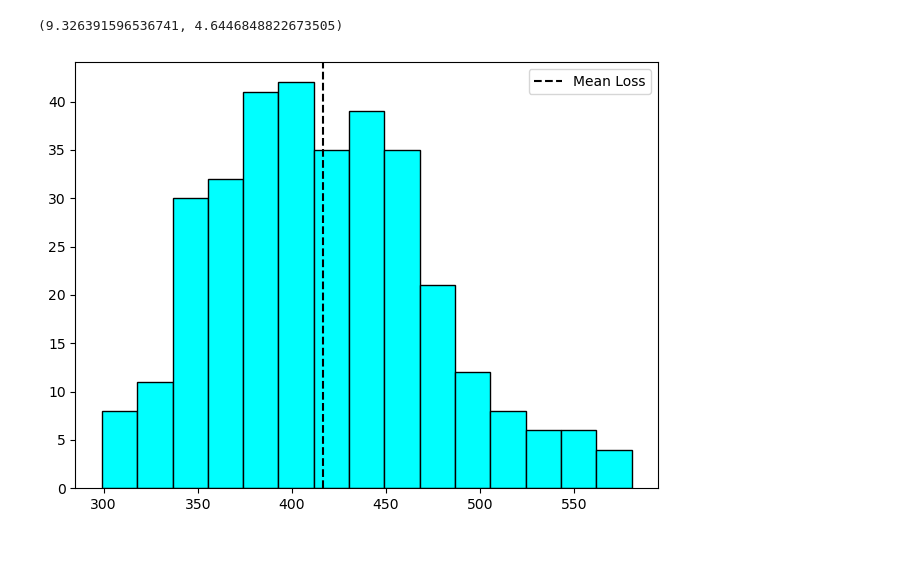
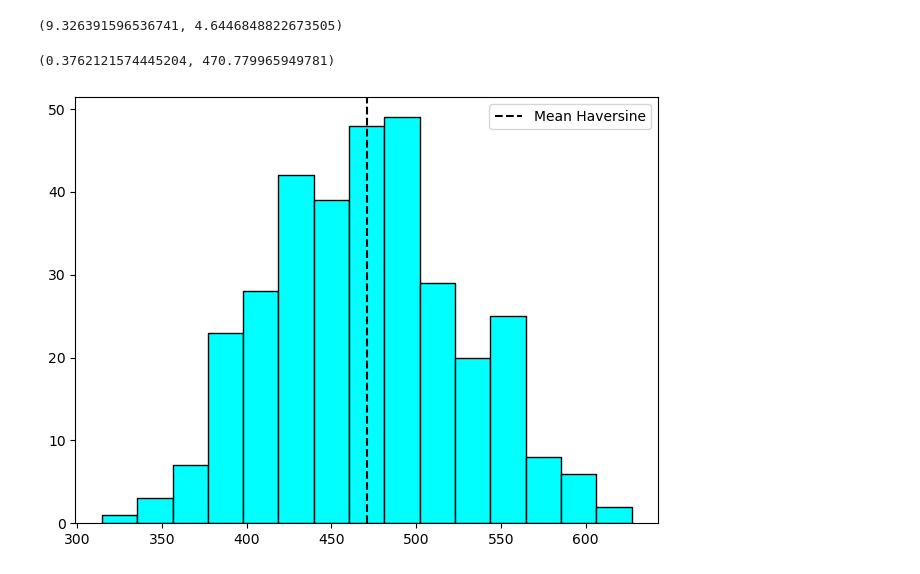
Before and after one commit to erenaydoslu/computer-vision-project, a Jupyter notebook: src/Geoguessr.ipynb, the cells around one changed output. Saved outputs shown, nothing was run; the diff lists cells and outputs as text; code cells hidden in the pictures.

Commit message:
added visualizations

```diff
--- a/src/Geoguessr.ipynb
+++ b/src/Geoguessr.ipynb
@@ -76,3 +81,4 @@ train_loader = DataLoader(train_set, batch_size=128, num_workers=4, shuffle=True
 test_loader = DataLoader(test_set, batch_size=32, num_workers=2, shuffle=False, pin_memory=True)
 # %%
-criterion = HaversineLoss()
+criterion = torch.nn.MSELoss()
+haversine_metric = HaversineLoss()
@@ -106,7 +112,3 @@ def unstandardizeLabels(labels):
     labels[:, 1] = longtitudes
 
     return labels
-# %%
-for images, labels in tqdm(test_loader):
-    standardizeLabels(labels)
-    unstandardizeLabels(labels)
@@ -144,11 +144,13 @@ var_lon**0.5, var_lat**0.5
 (9.326391596536741, 4.6446848822673505)
 # %%
 test_loss_batches = []
+test_haversine_batches = []
 
 for images, labels in tqdm(test_loader):
     with torch.no_grad():
         model.eval()
         labels = labels.cuda(non_blocking=True)
+        labels = standardizeLabels(labels)
 
         features = feature_extractor(images, return_tensors="pt")
         features = features['pixel_values'].cuda(non_blocking=True)
@@ -157,17 +159,25 @@ for images, labels in tqdm(test_loader):
 
         loss = criterion(y_pred.logits, labels)
         test_loss_batches.append(loss.item())
+
+        distance = haversine_metric(unstandardizeLabels(y_pred.logits.detach()), unstandardizeLabels(labels)).item()
+        test_haversine_batches.append(distance)
 # %%
 mean_loss = np.mean(test_loss_batches)
+mean_haversine = np.mean(test_haversine_batches)
+
+mean_loss, mean_haversine
+# %% [output]
+(0.3762121574445204, 470.779965949781)
 # %%
 fig, ax = plt.subplots()
 
-ax.hist(test_loss_batches, edgecolor='black', bins=15, color='cyan')
+ax.hist(test_haversine_batches, edgecolor='black', bins=15, color='cyan')
 
-ax.axvline(mean_loss, ls='--', color='black', label='Mean Loss')
+ax.axvline(mean_haversine, ls='--', color='black', label='Mean Haversine')
 
 ax.legend()
 
 fig.tight_layout()
 # %% [output]
-[figure, old version]
+[figure, new version]
```
Also changed, not shown: parts of 16 cells of this notebook.
